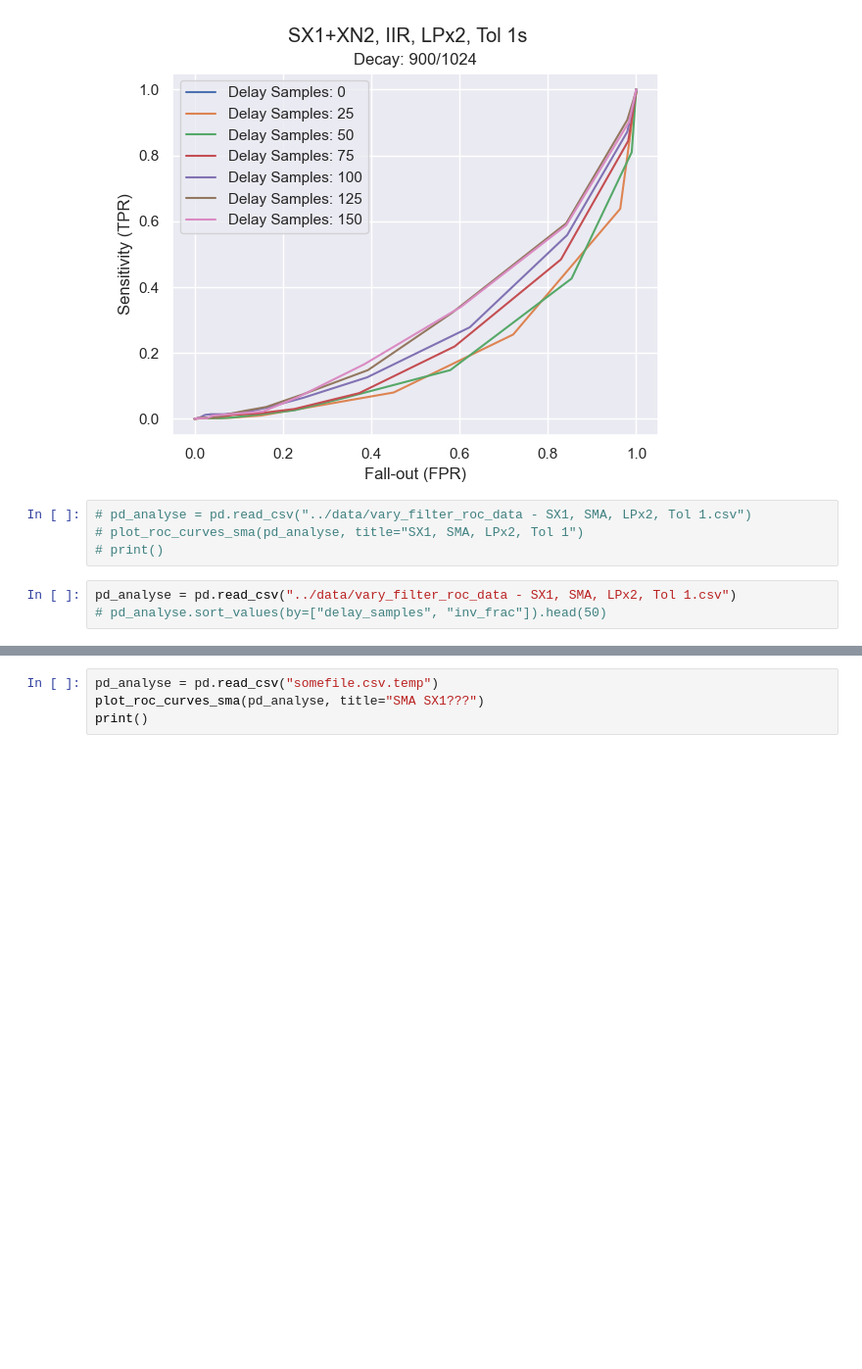
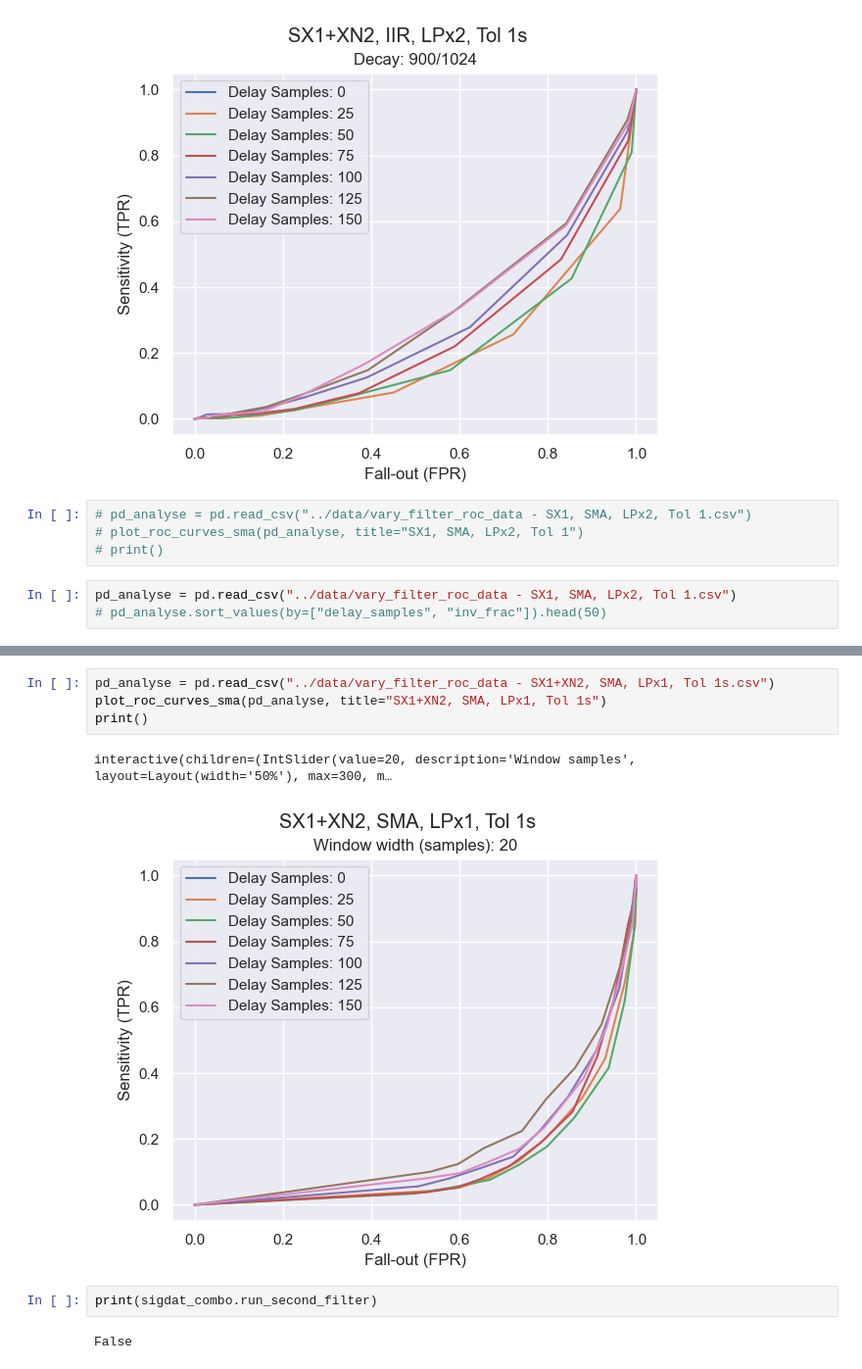
Before and after one commit to roysiu-gh/qtnm-trigger-cfd, a Jupyter notebook: analysis/roc_plot.ipynb, the cells around one changed output, grey strips where cells are left out. Shown at 98% size. Drawn from its saved outputs; the diff is of its cells as text; blank space fills up the shorter version.

Commit message:
Add data for SX1+XN2, SMA, LPx1, Tol 1s.

```diff
--- a/analysis/roc_plot.ipynb
+++ b/analysis/roc_plot.ipynb
@@ -309,4 +319,11 @@ Tolerance [s]: 1
 # %%
-pd_analyse = pd.read_csv("somefile.csv.temp")
-plot_roc_curves_sma(pd_analyse, title="SMA SX1???")
+pd_analyse = pd.read_csv("../data/vary_filter_roc_data - SX1+XN2, SMA, LPx1, Tol 1s.csv")
+plot_roc_curves_sma(pd_analyse, title="SX1+XN2, SMA, LPx1, Tol 1s")
 print()
+# %% [output]
+interactive(children=(IntSlider(value=20, description='Window samples', layout=Layout(width='50%'), max=300, m…
+[figure, added]
+# %%
+print(sigdat_combo.run_second_filter)
+# %% [output]
+False
```
Also changed, not shown: parts of 2 cells of this notebook, 1 other file.
